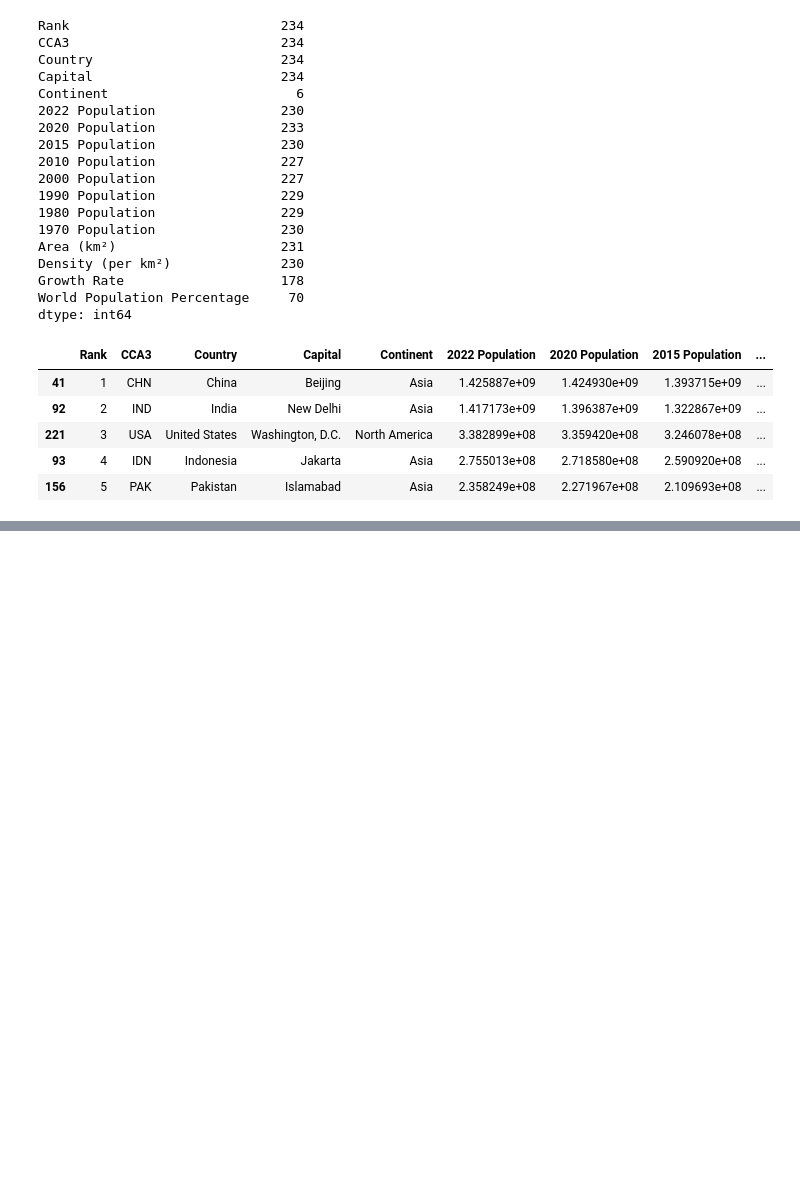
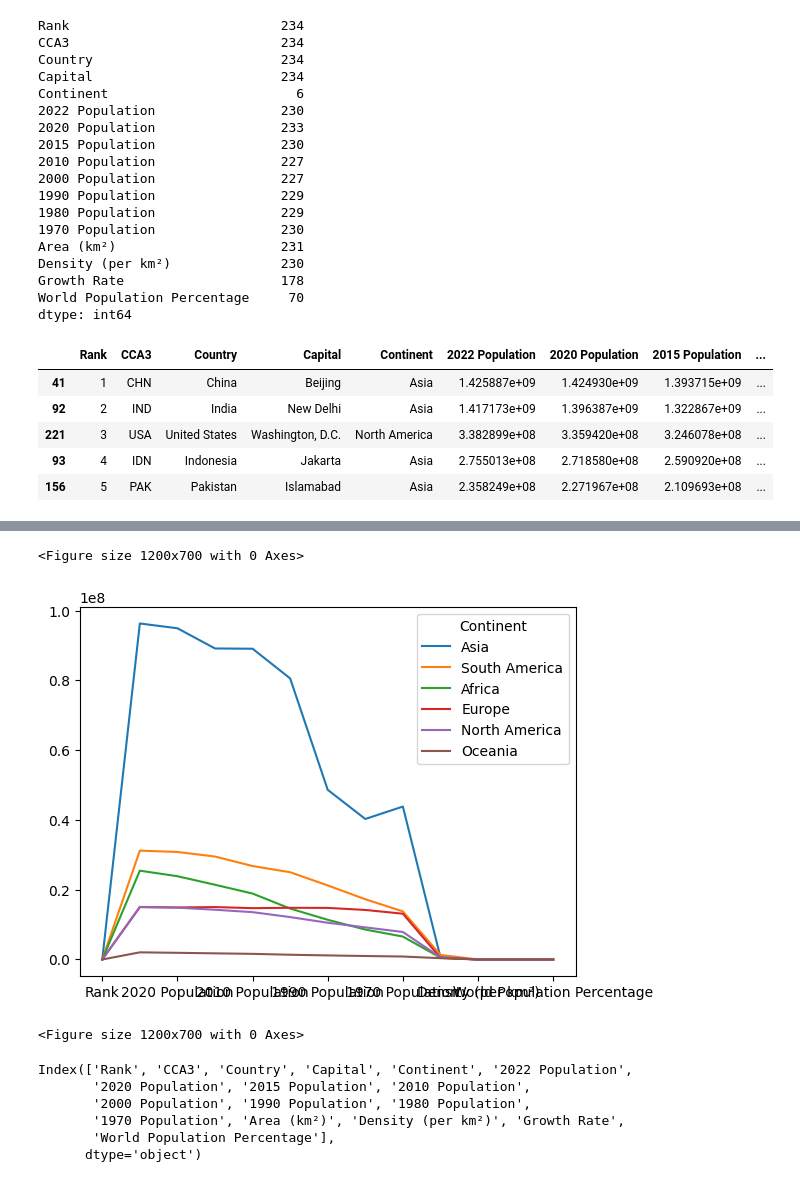
Before and after one commit to LukeOpany/eda, a Jupyter notebook: eda.ipynb, the cells around one changed output, grey strips where cells are left out. Cells and saved outputs as stored; diff of their text form; code cells hidden in the pictures; blank space fills up the shorter version.

```diff
--- a/eda.ipynb
+++ b/eda.ipynb
@@ -105,0 +166,16 @@ df.sort_values(by='2022 Population', ascending=False).head(5)
+# %%
+df3.plot()
+plt.figure(figsize = (12, 7))
+# %% [output]
+<Figure size 1200x700 with 0 Axes>
+[figure, added]
+<Figure size 1200x700 with 0 Axes>
+# %%
+df.columns
+# %% [output]
+Index(['Rank', 'CCA3', 'Country', 'Capital', 'Continent', '2022 Population',
+       '2020 Population', '2015 Population', '2010 Population',
+       '2000 Population', '1990 Population', '1980 Population',
+       '1970 Population', 'Area (km²)', 'Density (per km²)', 'Growth Rate',
+       'World Population Percentage'],
+      dtype='object')
```
Also changed, not shown: parts of 15 cells of this notebook.
